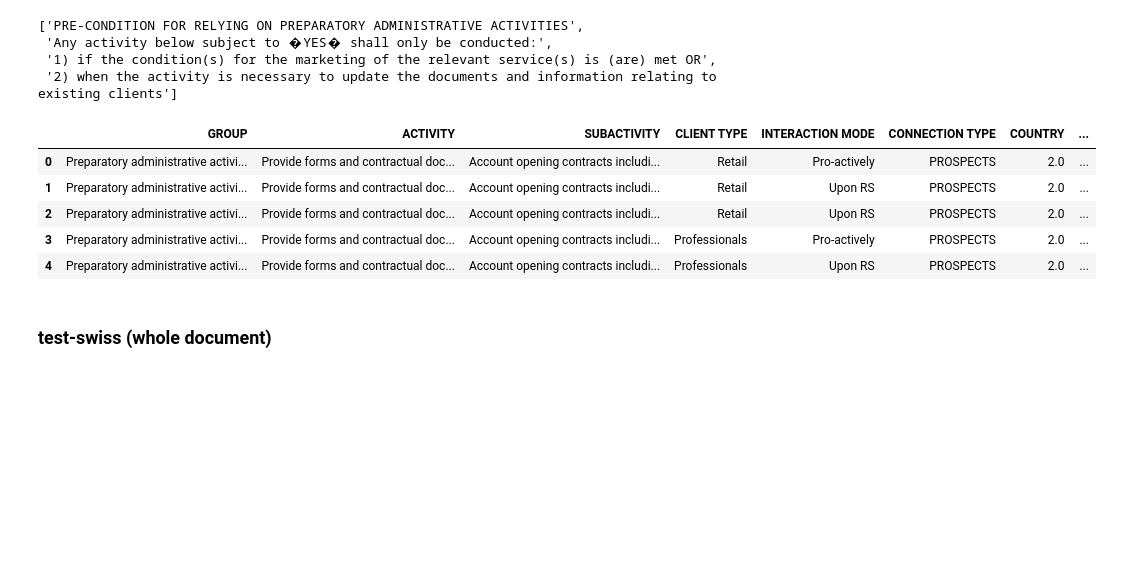
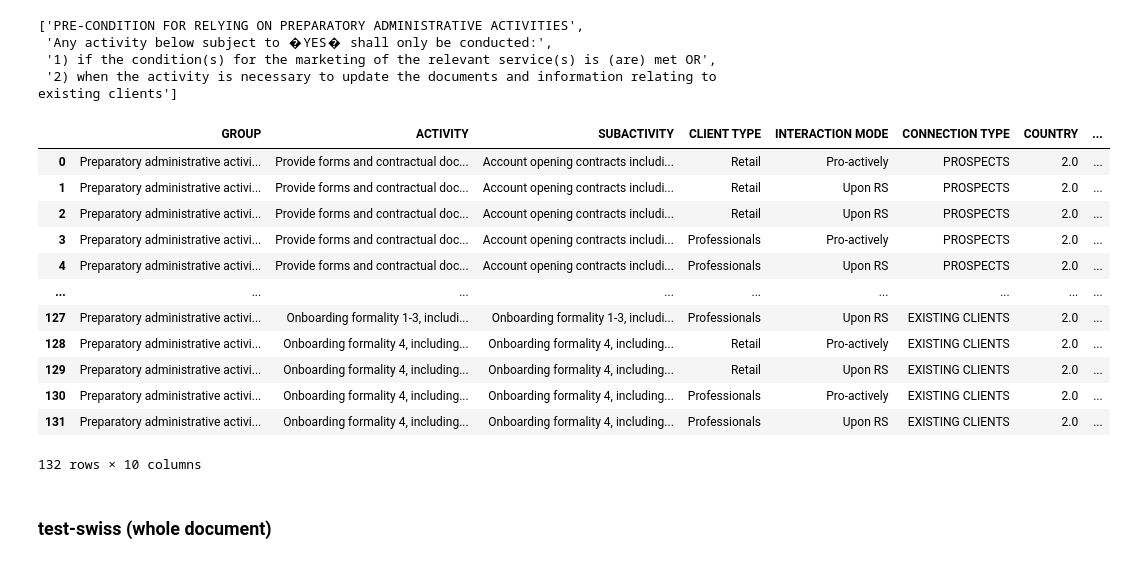
Before and after one commit to milanjelisavcic/totalconverter, a Jupyter notebook: notebooks/docx_import_handle_all.ipynb, the cells around one changed output. Drawn from its saved outputs; the diff is of its cells as text; code cells hidden in the pictures; blank space fills up the shorter version.

Commit message:
fix #3, generalized table reading

```diff
--- a/notebooks/docx_import_handle_all.ipynb
+++ b/notebooks/docx_import_handle_all.ipynb
@@ -31,6 +34,7 @@ class TableProcessor:
         self.table_name_col = 'CONNECTION TYPE'
         self.country_col = 'COUNTRY'
         self.pre_col = 'PRE-CONDITION'
+        self.table_end = 'TABLE_END'
 
         self.rdf = raw_df
         self.cdf = clean_df if clean_df else pd.DataFrame()
@@ -50,14 +54,14 @@ class TableProcessor:
         rows = csv.reader(self.rdf[0])
 
         for row in rows:
-            if self.is_country(row):
+
+            if self.is_table_end(row):
+                self.reset(row)
+
+            elif self.is_country(row):
                 self.set_country(row)
 
             elif self.is_table_name(row):
-                # TODO
-                # reset self.pre_id, ...
-                # as for now, all tables after one with precondition
-                # have precondition as well
                 self.set_table_name(row)
 
             elif self.is_table_header(row):
@@ -71,6 +75,14 @@ class TableProcessor:
 
         self.handle_outcome()
         return self.cdf, self.countries_df, self.pre_df
+
+    # RESET
+
+    def is_table_end(self, row):
+        return row[0] == self.table_end
+
+    def reset(self, row):
+        self.pre_id = False
 
     # COUNTRY
     def is_country(self, row):
@@ -268,14 +280,21 @@ precondition_df.loc[0, 'PRE-CONDITION'].split('|n')
  '1) if the condition(s) for the marketing of the relevant service(s) is (are) met OR',
  '2) when the activity is necessary to update the documents and information relating to existing clients']
 # %%
-ger_df.head()
+ger_df
 # %% [output]
 |  | GROUP | ACTIVITY | SUBACTIVITY | CLIENT TYPE | INTERACTION MODE | CONNECTION TYPE | COUNTRY | ... |
 | 0 | Preparatory administrative activi... | Provide forms and contractual doc... | Account opening contracts includi... | Retail | Pro-actively | PROSPECTS | 2.0 | ... |
 | 1 | Preparatory administrative activi... | Provide forms and contractual doc... | Account opening contracts includi... | Retail | Upon RS | PROSPECTS | 2.0 | ... |
 | 2 | Preparatory administrative activi... | Provide forms and contractual doc... | Account opening contracts includi... | Retail | Upon RS | PROSPECTS | 2.0 | ... |
 | 3 | Preparatory administrative activi... | Provide forms and contractual doc... | Account opening contracts includi... | Professionals | Pro-actively | PROSPECTS | 2.0 | ... |
 | 4 | Preparatory administrative activi... | Provide forms and contractual doc... | Account opening contracts includi... | Professionals | Upon RS | PROSPECTS | 2.0 | ... |
+| ... | ... | ... | ... | ... | ... | ... | ... | ... |
+| 127 | Preparatory administrative activi... | Onboarding formality 1-3, includi... | Onboarding formality 1-3, includi... | Professionals | Upon RS | EXISTING CLIENTS | 2.0 | ... |
+| 128 | Preparatory administrative activi... | Onboarding formality 4, including... | Onboarding formality 4, including... | Retail | Pro-actively | EXISTING CLIENTS | 2.0 | ... |
+| 129 | Preparatory administrative activi... | Onboarding formality 4, including... | Onboarding formality 4, including... | Retail | Upon RS | EXISTING CLIENTS | 2.0 | ... |
+| 130 | Preparatory administrative activi... | Onboarding formality 4, including... | Onboarding formality 4, including... | Professionals | Pro-actively | EXISTING CLIENTS | 2.0 | ... |
+| 131 | Preparatory administrative activi... | Onboarding formality 4, including... | Onboarding formality 4, including... | Professionals | Upon RS | EXISTING CLIENTS | 2.0 | ... |
+132 rows × 10 columns
 # %% [markdown]
 ### test-swiss (whole document)
 # %%
```
Also changed, not shown: parts of 4 cells of this notebook, 2 other files.
